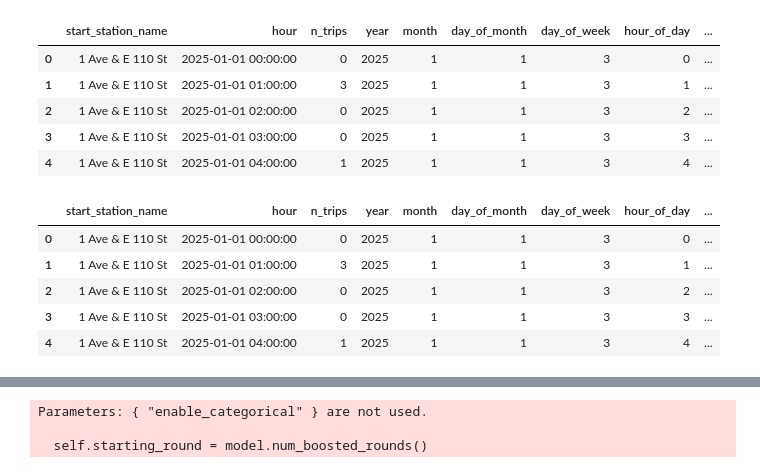
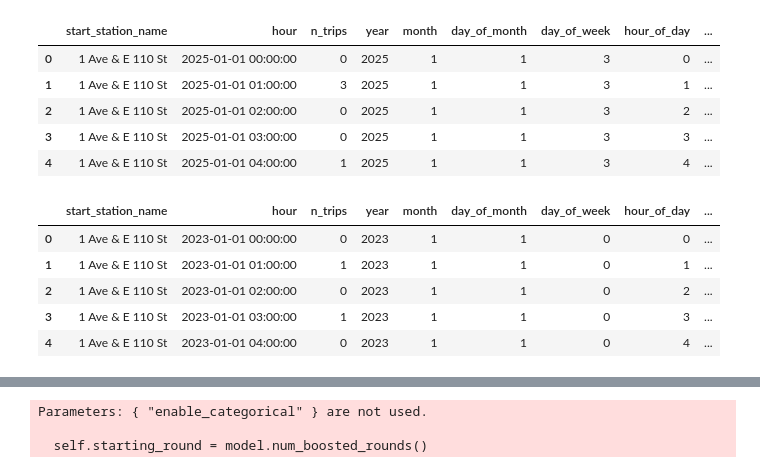
Before and after one commit to armoutihansen/DSC, a Jupyter notebook: notebooks/demand_pred.ipynb, the cells around one changed output, grey strips where cells are left out. Drawn from its saved outputs; the diff is of its cells as text; code cells hidden in the pictures.

```diff
--- a/notebooks/demand_pred.ipynb
+++ b/notebooks/demand_pred.ipynb
@@ -199,7 +199,7 @@ WITH trips AS (
         date_trunc('hour', started_at) AS hour
     FROM read_parquet('{DATA_PATH}')
     WHERE started_at IS NOT NULL
-    AND started_at >= '2025-01-01'
+    AND started_at >= '2023-01-01'
 ),
 bounds AS (
     SELECT
@@ -271,38 +271,38 @@ final AS (
             ORDER BY hour
         ) AS n_trips_lag_24h,
 
         -- mean over last 6 hours (excluding current hour)
         AVG(n_trips) OVER (
             PARTITION BY start_station_name
             ORDER BY hour
             ROWS BETWEEN 6 PRECEDING AND 1 PRECEDING
         ) AS n_trips_mean_6h,
 
         -- mean over last 24 hours (excluding current hour)
         AVG(n_trips) OVER (
             PARTITION BY start_station_name
             ORDER BY hour
             ROWS BETWEEN 24 PRECEDING AND 1 PRECEDING
         ) AS n_trips_mean_24h
     FROM base
 )
 SELECT
     *
 FROM final
 ORDER BY start_station_name, hour
 """
 
 df_station_hour = duckdb.query(query).df()
 # df_station_hour.to_parquet(OUT_PATH, index=False)
 
 df_station_hour.head()
 # %% [output]
 |  | start_station_name | hour | n_trips | year | month | day_of_month | day_of_week | hour_of_day | ... |
-| 0 | 1 Ave & E 110 St | 2025-01-01 00:00:00 | 0 | 2025 | 1 | 1 | 3 | 0 | ... |
-| 1 | 1 Ave & E 110 St | 2025-01-01 01:00:00 | 3 | 2025 | 1 | 1 | 3 | 1 | ... |
-| 2 | 1 Ave & E 110 St | 2025-01-01 02:00:00 | 0 | 2025 | 1 | 1 | 3 | 2 | ... |
-| 3 | 1 Ave & E 110 St | 2025-01-01 03:00:00 | 0 | 2025 | 1 | 1 | 3 | 3 | ... |
-| 4 | 1 Ave & E 110 St | 2025-01-01 04:00:00 | 1 | 2025 | 1 | 1 | 3 | 4 | ... |
+| 0 | 1 Ave & E 110 St | 2023-01-01 00:00:00 | 0 | 2023 | 1 | 1 | 0 | 0 | ... |
+| 1 | 1 Ave & E 110 St | 2023-01-01 01:00:00 | 1 | 2023 | 1 | 1 | 0 | 1 | ... |
+| 2 | 1 Ave & E 110 St | 2023-01-01 02:00:00 | 0 | 2023 | 1 | 1 | 0 | 2 | ... |
+| 3 | 1 Ave & E 110 St | 2023-01-01 03:00:00 | 1 | 2023 | 1 | 1 | 0 | 3 | ... |
+| 4 | 1 Ave & E 110 St | 2023-01-01 04:00:00 | 0 | 2023 | 1 | 1 | 0 | 4 | ... |
 # %%
 df_station_hour.info()
 # %% [output]
```
Also changed, not shown: parts of 8 cells of this notebook, 9 other files.
